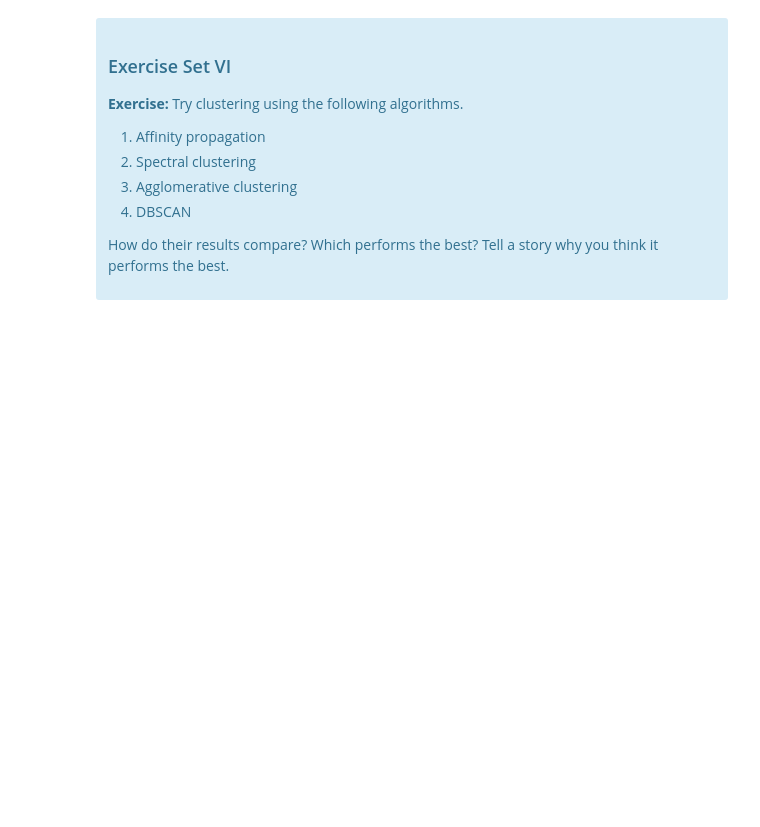
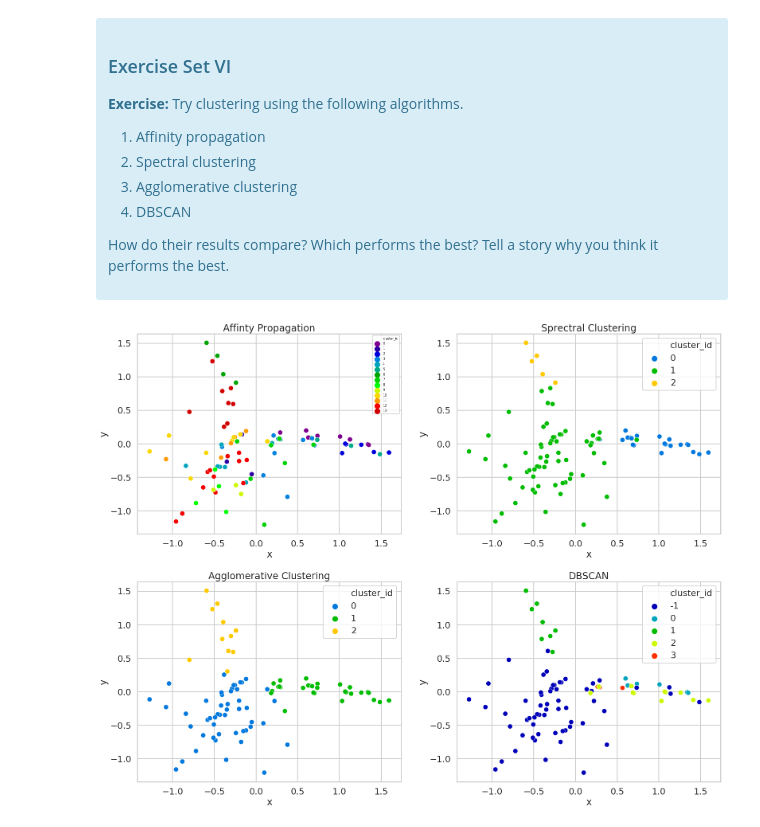
Before and after one commit to Nhorning/clustering, a Jupyter notebook: Mini_Project_Clustering.ipynb, the cells around one changed output. Saved outputs shown, nothing was run; the diff lists cells and outputs as text; code cells hidden in the pictures; blank space fills up the shorter version.

Commit message:
Finished mini-project
 Changes to be committed:
	modified:   Mini_Project_Clustering.ipynb

```diff
--- a/Mini_Project_Clustering.ipynb
+++ b/Mini_Project_Clustering.ipynb
@@ -565,0 +580,60 @@ Source: http://scikit-learn.org/stable/modules/clustering.html
+# %%
+# Your turn
+
+#OK... go!
+
+
+#let's make fuctions so we can train our model extract the labels
+#and assign them to a dataframe with the PCA features repededly
+def fit_label(model):
+
+    model.fit(x_cols) #train model
+
+    labels = model.labels_ #extract labels
+
+    #create dataframe out of the labels and dimension reduced features
+    reduced_df = pd.DataFrame(
+        {'customer name':df_pivot.index,
+         'cluster_id':labels,
+         'x':pca_features[:,0],
+         'y':pca_features[:,1]})
+
+    #return the resulting df
+    return reduced_df
+
+#let's make function to plot the results together
+def plot_df(title, df, ax):
+    n_clusters=df.cluster_id.nunique()
+    color = sns.color_palette('nipy_spectral', n_colors=n_clusters)
+    sns.scatterplot('x', 'y', data=df, hue='cluster_id', palette=color, ax=ax)
+    if n_clusters > 5:
+        ax.legend(fontsize='x-small', prop={'size':8}) #.set_visible(False)
+    ax.set_title(title)
+
+
+f, axes = plt.subplots(2,2, figsize=(22,17))
+plt.tight_layout(h_pad=3, w_pad=3)
+
+#Affinity Propogation
+from sklearn.cluster import AffinityPropagation
+aff_df = fit_label(AffinityPropagation())
+plot_df('Affinty Propagation', aff_df, axes[0, 0])
+
+#Spectral clustering
+from sklearn.cluster import SpectralClustering
+spec_df = fit_label(SpectralClustering(n_clusters=3, random_state=38))
+plot_df('Sprectral Clustering', spec_df, axes[0, 1])
+
+#Agglomerative clustering
+from sklearn.cluster import AgglomerativeClustering
+agg_df = fit_label(AgglomerativeClustering(n_clusters=3))
+plot_df('Agglomerative Clustering', agg_df, axes[1,0])
+
+#DBSCAN
+from sklearn.cluster import DBSCAN
+db_df = fit_label(DBSCAN(eps=1))
+plot_df('DBSCAN', db_df, axes[1,1])
+
+plt.show()
+# %% [output]
+[figure, added]
```
Also changed, not shown: parts of 8 cells of this notebook.
